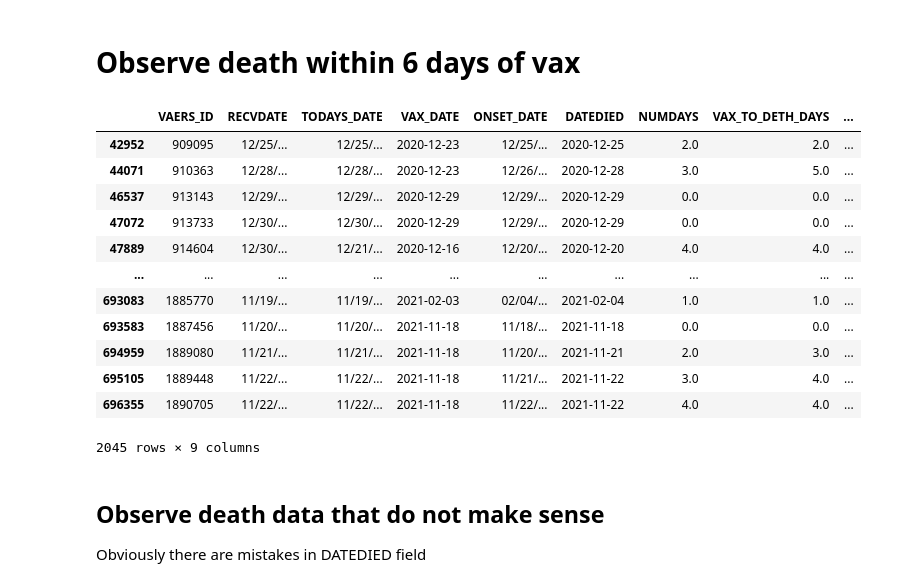
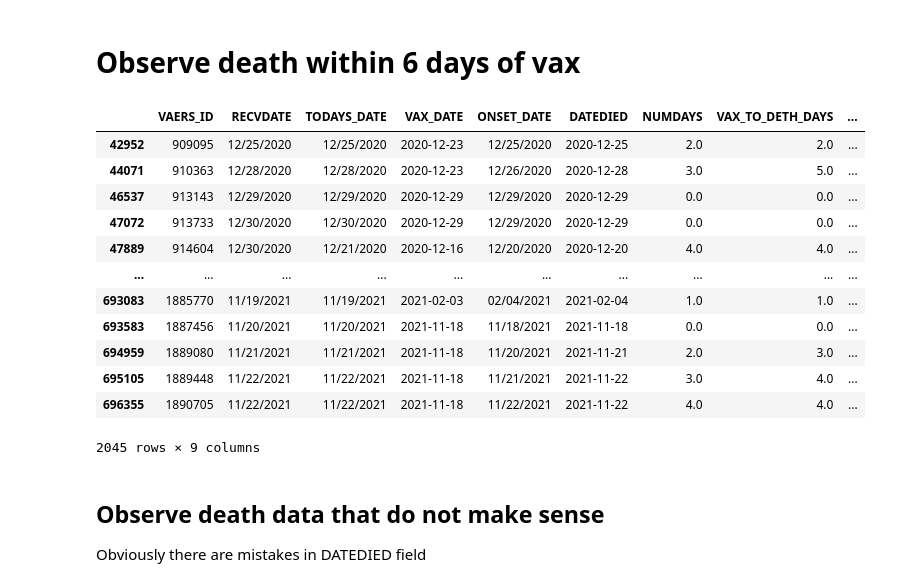
Before and after one commit to weinix/vaers_covid19_vax_analysis, a Jupyter notebook: vaers_analysis.ipynb, the cells around one changed output. Saved outputs shown, nothing was run; the diff lists cells and outputs as text; code cells hidden in the pictures.

```diff
--- a/vaers_analysis.ipynb
+++ b/vaers_analysis.ipynb
@@ -374,20 +370,21 @@ memory usage: 183.7+ MB
 # %% [markdown]
 # Observe death within 6 days of vax
 # %%
+short_print(10, 200)
 df_covid_patients[(df_covid_patients['DIED']=='Y') & (df_covid_patients['VAX_TO_DETH_DAYS'] < 6.0) ][['VAERS_ID', 'RECVDATE','TODAYS_DATE', 'VAX_DATE', 'ONSET_DATE', 'DATEDIED', 'NUMDAYS','VAX_TO_DETH_DAYS','SYMPTOM_TEXT']]
 # %% [output]
 |  | VAERS_ID | RECVDATE | TODAYS_DATE | VAX_DATE | ONSET_DATE | DATEDIED | NUMDAYS | VAX_TO_DETH_DAYS | ... |
-| 42952 | 909095 | 12/25/... | 12/25/... | 2020-12-23 | 12/25/... | 2020-12-25 | 2.0 | 2.0 | ... |
-| 44071 | 910363 | 12/28/... | 12/28/... | 2020-12-23 | 12/26/... | 2020-12-28 | 3.0 | 5.0 | ... |
-| 46537 | 913143 | 12/29/... | 12/29/... | 2020-12-29 | 12/29/... | 2020-12-29 | 0.0 | 0.0 | ... |
-| 47072 | 913733 | 12/30/... | 12/30/... | 2020-12-29 | 12/29/... | 2020-12-29 | 0.0 | 0.0 | ... |
-| 47889 | 914604 | 12/30/... | 12/21/... | 2020-12-16 | 12/20/... | 2020-12-20 | 4.0 | 4.0 | ... |
+| 42952 | 909095 | 12/25/2020 | 12/25/2020 | 2020-12-23 | 12/25/2020 | 2020-12-25 | 2.0 | 2.0 | ... |
+| 44071 | 910363 | 12/28/2020 | 12/28/2020 | 2020-12-23 | 12/26/2020 | 2020-12-28 | 3.0 | 5.0 | ... |
+| 46537 | 913143 | 12/29/2020 | 12/29/2020 | 2020-12-29 | 12/29/2020 | 2020-12-29 | 0.0 | 0.0 | ... |
+| 47072 | 913733 | 12/30/2020 | 12/30/2020 | 2020-12-29 | 12/29/2020 | 2020-12-29 | 0.0 | 0.0 | ... |
+| 47889 | 914604 | 12/30/2020 | 12/21/2020 | 2020-12-16 | 12/20/2020 | 2020-12-20 | 4.0 | 4.0 | ... |
 | ... | ... | ... | ... | ... | ... | ... | ... | ... | ... |
-| 693083 | 1885770 | 11/19/... | 11/19/... | 2021-02-03 | 02/04/... | 2021-02-04 | 1.0 | 1.0 | ... |
-| 693583 | 1887456 | 11/20/... | 11/20/... | 2021-11-18 | 11/18/... | 2021-11-18 | 0.0 | 0.0 | ... |
-| 694959 | 1889080 | 11/21/... | 11/21/... | 2021-11-18 | 11/20/... | 2021-11-21 | 2.0 | 3.0 | ... |
-| 695105 | 1889448 | 11/22/... | 11/22/... | 2021-11-18 | 11/21/... | 2021-11-22 | 3.0 | 4.0 | ... |
-| 696355 | 1890705 | 11/22/... | 11/22/... | 2021-11-18 | 11/22/... | 2021-11-22 | 4.0 | 4.0 | ... |
+| 693083 | 1885770 | 11/19/2021 | 11/19/2021 | 2021-02-03 | 02/04/2021 | 2021-02-04 | 1.0 | 1.0 | ... |
+| 693583 | 1887456 | 11/20/2021 | 11/20/2021 | 2021-11-18 | 11/18/2021 | 2021-11-18 | 0.0 | 0.0 | ... |
+| 694959 | 1889080 | 11/21/2021 | 11/21/2021 | 2021-11-18 | 11/20/2021 | 2021-11-21 | 2.0 | 3.0 | ... |
+| 695105 | 1889448 | 11/22/2021 | 11/22/2021 | 2021-11-18 | 11/21/2021 | 2021-11-22 | 3.0 | 4.0 | ... |
+| 696355 | 1890705 | 11/22/2021 | 11/22/2021 | 2021-11-18 | 11/22/2021 | 2021-11-22 | 4.0 | 4.0 | ... |
 2045 rows × 9 columns
 # %% [markdown]
 ## Observe death data that do not make sense
```
Also changed, not shown: parts of 32 cells of this notebook.
